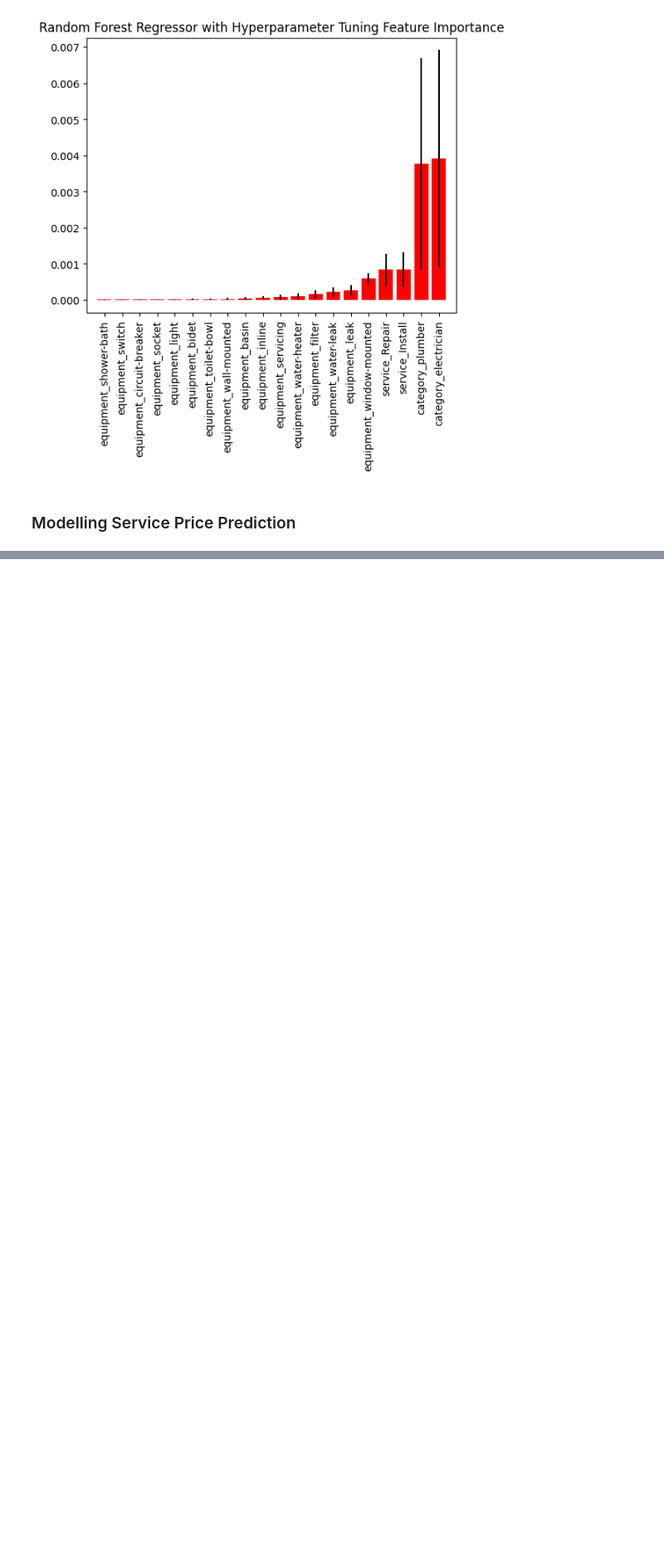
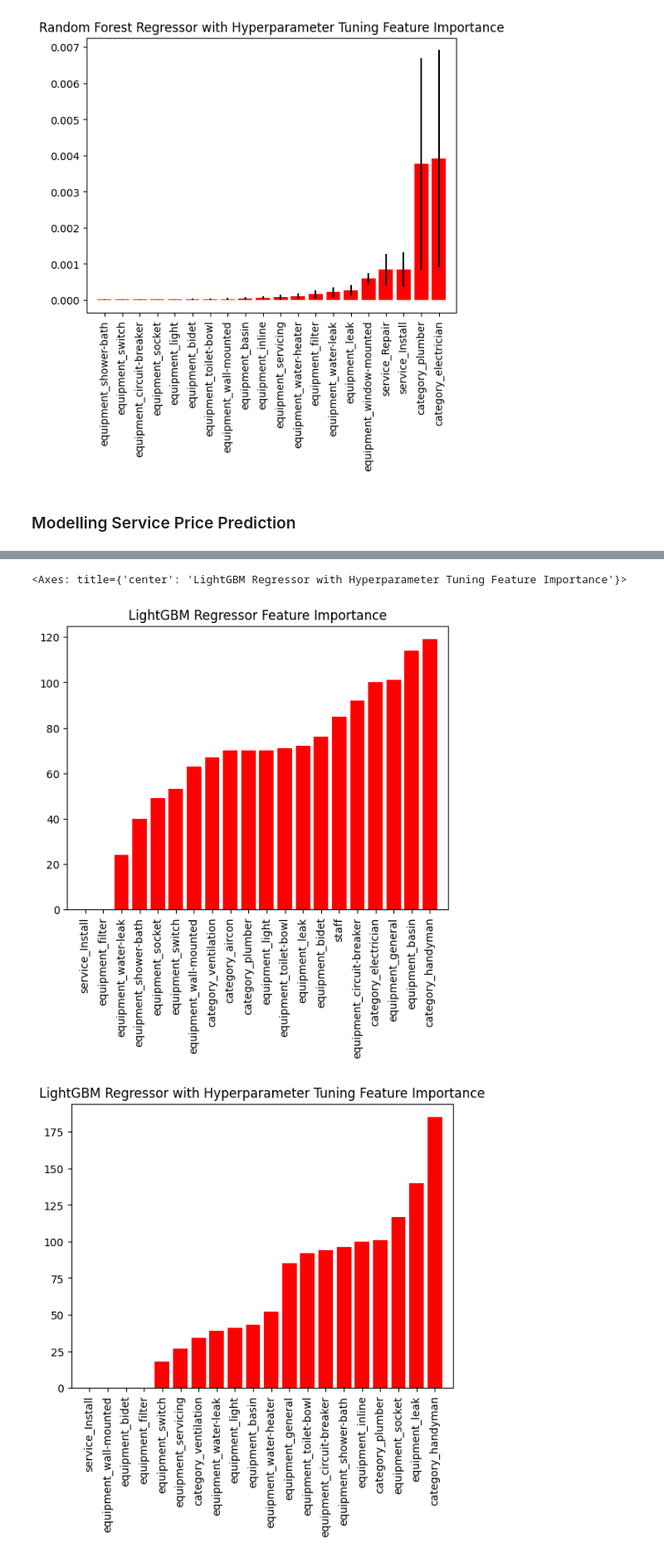
Before and after one commit to seantanyurong/repairs-sg, a Jupyter notebook: notebook/modelling.ipynb, the cells around one changed output, grey strips where cells are left out. Shown at 83% size. Drawn from its saved outputs; the diff is of its cells as text; code cells hidden in the pictures; blank space fills up the shorter version.

```diff
--- a/notebook/modelling.ipynb
+++ b/notebook/modelling.ipynb
@@ -529,0 +476,19 @@ pickle.dump(rscv_dtr, open('../public/analytics/advanced/job-duration-model.pkl'
+# %%
+## Hyperparameter Tuning
+# Random Search
+params = {
+    'max_depth': randint(1, 20),
+    'num_leaves': randint(5, 500),
+    'min_data_in_leaf': randint(5, 500),
+    'learning_rate': [0.01, 0.05, 0.10, 0.50],
+}
+
+rscv_lgbm = RandomizedSearchCV(estimator = lgb.LGBMRegressor(random_state=42), param_distributions = params,
+                               scoring = 'neg_root_mean_squared_error', n_jobs = -1).fit(X_train_selected, y_train)
+
+best_params_lgbm = rscv_lgbm.best_params_
+print("Best Parameters For LightGBM:", best_params_lgbm)
+
+y_pred_rscv_lgbm = rscv_lgbm.predict(X_test_selected)
+
+evaluate(y_test, y_pred_rscv_lgbm)
@@ -529,0 +502,13 @@ pickle.dump(rscv_dtr, open('../public/analytics/advanced/job-duration-model.pkl'
+# %%
+## Feature Evaluation
+# Feature Importance Visualisation
+skplt.estimators.plot_feature_importances(reg_lgbmr, feature_names = feature_names,
+                                         title="LightGBM Regressor Feature Importance",
+                                         x_tick_rotation=90, order="ascending")
+skplt.estimators.plot_feature_importances(rscv_lgbm.best_estimator_, feature_names = feature_names,
+                                         title="LightGBM Regressor with Hyperparameter Tuning Feature Importance",
+                                         x_tick_rotation=90, order="ascending")
+# %% [output]
+<Axes: title={'center': 'LightGBM Regressor with Hyperparameter Tuning Feature Importance'}>
+[figure, added]
+[figure, added]
```
Also changed, not shown: parts of 43 cells of this notebook.
